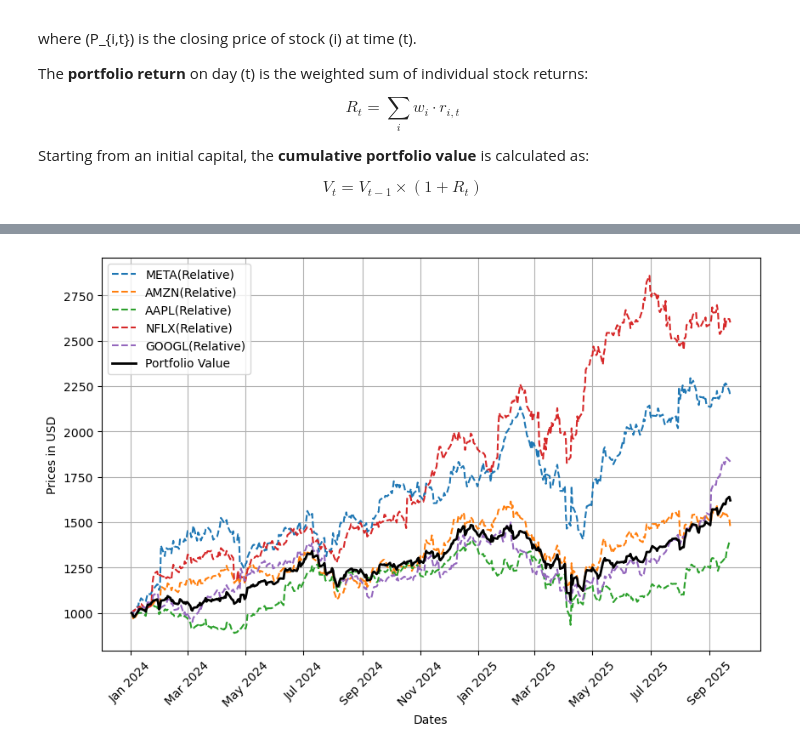
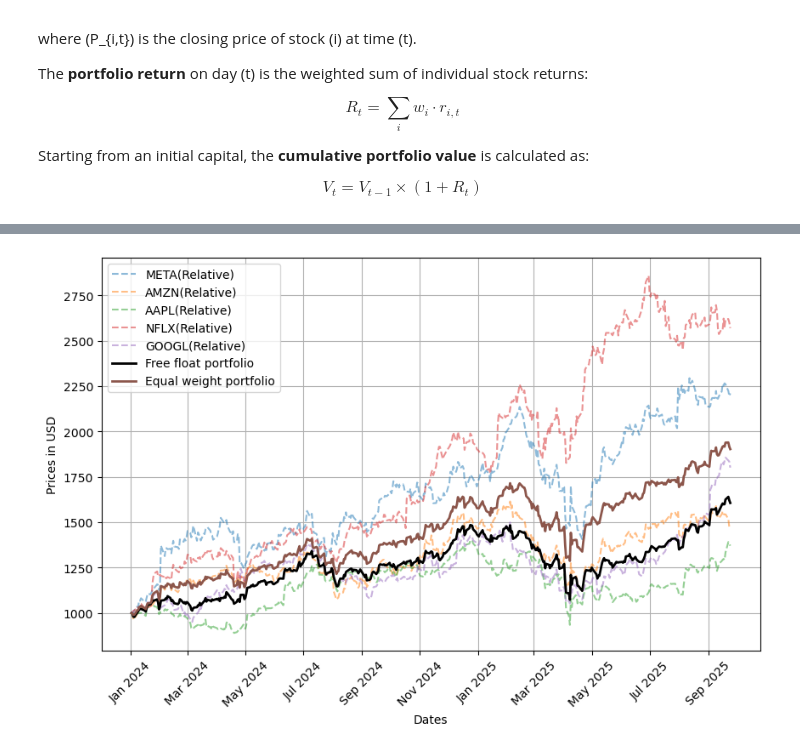
Before and after one commit to glorymary96/Portfolio-FAANG, a Jupyter notebook: notebooks/02_Portfolio_analysis.ipynb, the cells around one changed output, grey strips where cells are left out. Cells and saved outputs as stored; diff of their text form; code cells hidden in the pictures.

```diff
--- a/notebooks/02_Portfolio_analysis.ipynb
+++ b/notebooks/02_Portfolio_analysis.ipynb
@@ -41,16 +41,16 @@ prices = download_stock_prices(
 This approach ensures that stocks with **larger free floats**—i.e., more liquid and widely traded—have a **proportionally greater impact** on the portfolio’s performance.
 # %%
 initial_capital = 1000
-df_portfolio, df_weight = build_portfolio(
+df_port_ff, df_weight_ff = build_portfolio_free_float(
                             tickers,
                             start_date,
                             end_date,
                             initial_capital)
 
-weights = df_weight.set_index("Ticker")["Free Float Weight"].dropna()
+weights = df_weight_ff.set_index("Ticker")["Free Float Weight"].dropna()
 
 plt.figure(figsize=(7,7))
 plt.pie(weights, labels=weights.index, autopct="%1.1f%%")
-plt.title("Portfolio Weights")
+plt.title("Free Float Portfolio Weights")
 plt.show()
 # %% [output]
@@ -93,0 +95,6 @@ plt.show()
+# %%
+df_port_ew, df_weight_ew = build_portfolio_equal_weight(
+                            tickers,
+                            start_date,
+                            end_date,
+                            initial_capital)
@@ -94,17 +103,20 @@ plt.show()
 # %%
 fig, ax = plt.subplots(figsize=(10,6))
 
 relative_prices = (prices/prices.iloc[0])*initial_capital
 
 for col in prices.columns:
-    ax.plot(relative_prices.index, relative_prices[col], "--", label=col+'(Relative)')
+    ax.plot(relative_prices.index, relative_prices[col], "--", alpha=0.5, label=col+'(Relative)')
 
-ax.plot(df_portfolio.index, df_portfolio["Portfolio Value"], '-k', label = "Portfolio Value", lw=2)
+ax.plot(df_port_ff.index, df_port_ff["Portfolio Value"], '-k', label = "Free float portfolio", lw=2)
+
+ax.plot(df_port_ew.index, df_port_ew["Portfolio Value"], label = "Equal weight portfolio", lw=2)
+
 ax.xaxis.set_major_formatter(mdates.DateFormatter('%b %Y'))
 ax.set_xlabel("Dates")
 ax.set_ylabel("Prices in USD")
 ax.grid()
 ax.legend()
 ax.tick_params(axis='x', labelrotation=45)
 # %% [output]
-[figure, old version]
+[figure, new version]
```
Also changed, not shown: parts of 4 cells of this notebook.
